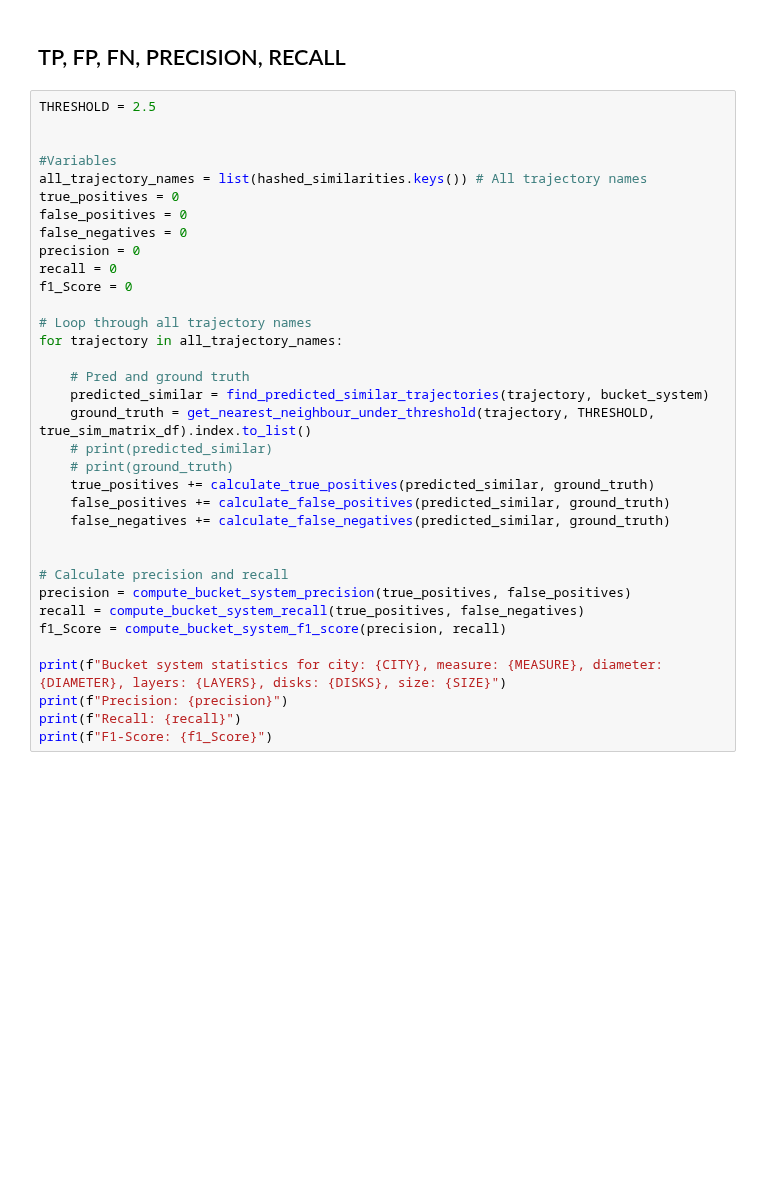
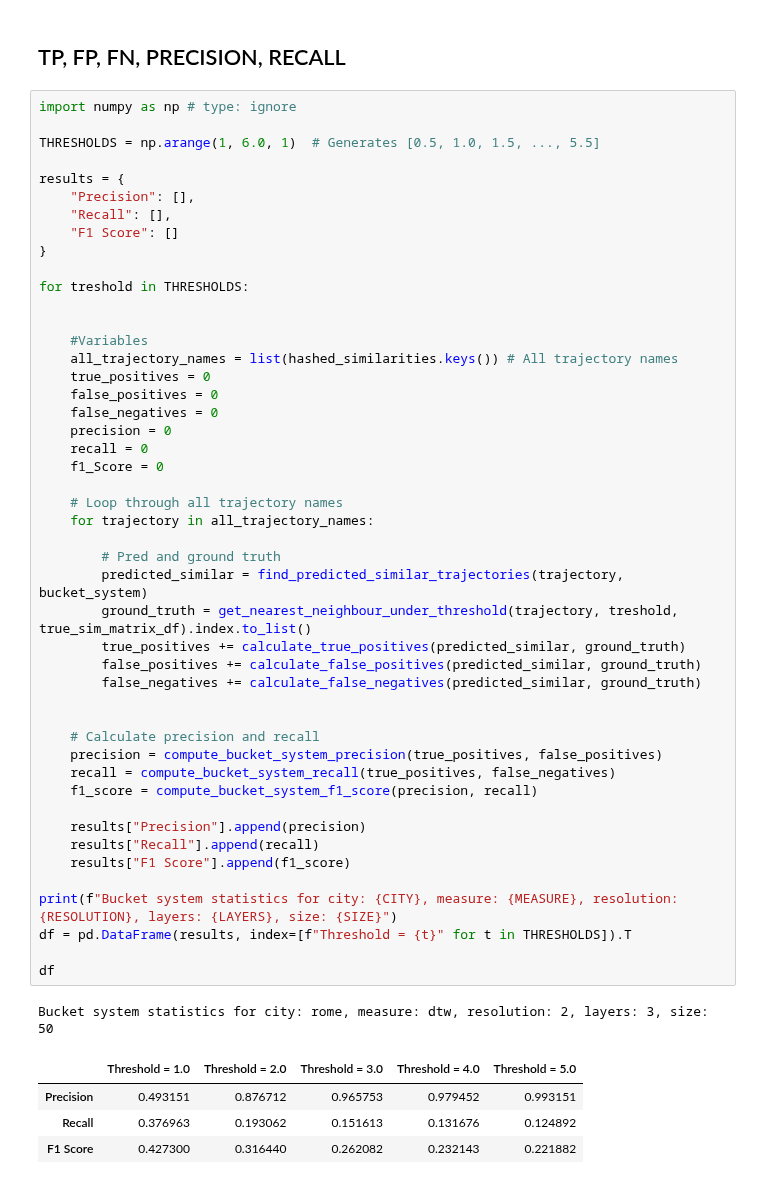
Before and after one commit to eivindmidtbo/masteroppgave, a Jupyter notebook: computation/similarity_values/hashed/bucketing_compute_grid_similarity_values.ipynb, the cells around one changed output. Saved outputs shown, nothing was run; the diff lists cells and outputs as text; blank space fills up the shorter version.

```diff
--- a/computation/similarity_values/hashed/bucketing_compute_grid_similarity_values.ipynb
+++ b/computation/similarity_values/hashed/bucketing_compute_grid_similarity_values.ipynb
@@ -108,37 +158,55 @@ print(f"Percentage of buckets with only one trajectory: {single_bucket_percentag
 # %% [markdown]
 ## TP, FP, FN, PRECISION, RECALL
 # %%
-THRESHOLD = 2.5
+import numpy as np # type: ignore
+
+THRESHOLDS = np.arange(1, 6.0, 1)  # Generates [0.5, 1.0, 1.5, ..., 5.5]
+
+results = {
+    "Precision": [],
+    "Recall": [],
+    "F1 Score": []
+}
+
+for treshold in THRESHOLDS:
 
 
-#Variables
-all_trajectory_names = list(hashed_similarities.keys()) # All trajectory names
-true_positives = 0
-false_positives = 0
-false_negatives = 0
-precision = 0
-recall = 0
-f1_Score = 0
+    #Variables
+    all_trajectory_names = list(hashed_similarities.keys()) # All trajectory names
+    true_positives = 0
+    false_positives = 0
+    false_negatives = 0
+    precision = 0
+    recall = 0
+    f1_Score = 0
 
-# Loop through all trajectory names
-for trajectory in all_trajectory_names:
+    # Loop through all trajectory names
+    for trajectory in all_trajectory_names:
 
-    # Pred and ground truth
-    predicted_similar = find_predicted_similar_trajectories(trajectory, bucket_system)
-    ground_truth = get_nearest_neighbour_under_threshold(trajectory, THRESHOLD, true_sim_matrix_df).index.to_list()
-    # print(predicted_similar)
-    # print(ground_truth)
-    true_positives += calculate_true_positives(predicted_similar, ground_truth)
-    false_positives += calculate_false_positives(predicted_similar, ground_truth)
-    false_negatives += calculate_false_negatives(predicted_similar, ground_truth)
+        # Pred and ground truth
+        predicted_similar = find_predicted_similar_trajectories(trajectory, bucket_system)
+        ground_truth = get_nearest_neighbour_under_threshold(trajectory, treshold, true_sim_matrix_df).index.to_list()
+        true_positives += calculate_true_positives(predicted_similar, ground_truth)
+        false_positives += calculate_false_positives(predicted_similar, ground_truth)
+        false_negatives += calculate_false_negatives(predicted_similar, ground_truth)
 
 
-# Calculate precision and recall
-precision = compute_bucket_system_precision(true_positives, false_positives)
-recall = compute_bucket_system_recall(true_positives, false_negatives)
-f1_Score = compute_bucket_system_f1_score(precision, recall)
+    # Calculate precision and recall
+    precision = compute_bucket_system_precision(true_positives, false_positives)
+    recall = compute_bucket_system_recall(true_positives, false_negatives)
+    f1_score = compute_bucket_system_f1_score(precision, recall)
 
-print(f"Bucket system statistics for city: {CITY}, measure: {MEASURE}, diameter: {DIAMETER}, layers: {LAYERS}, disks: {DISKS}, size: {SIZE}")
-print(f"Precision: {precision}")
-print(f"Recall: {recall}")
-print(f"F1-Score: {f1_Score}")
+    results["Precision"].append(precision)
+    results["Recall"].append(recall)
+    results["F1 Score"].append(f1_score)
+
+print(f"Bucket system statistics for city: {CITY}, measure: {MEASURE}, resolution: {RESOLUTION}, layers: {LAYERS}, size: {SIZE}")
+df = pd.DataFrame(results, index=[f"Threshold = {t}" for t in THRESHOLDS]).T
+
+df
+# %% [output]
+Bucket system statistics for city: rome, measure: dtw, resolution: 2, layers: 3, size: 50
+|  | Threshold = 1.0 | Threshold = 2.0 | Threshold = 3.0 | Threshold = 4.0 | Threshold = 5.0 |
+| Precision | 0.493151 | 0.876712 | 0.965753 | 0.979452 | 0.993151 |
+| Recall | 0.376963 | 0.193062 | 0.151613 | 0.131676 | 0.124892 |
+| F1 Score | 0.427300 | 0.316440 | 0.262082 | 0.232143 | 0.221882 |
```
Also changed, not shown: parts of 8 cells of this notebook, 5 other files.
